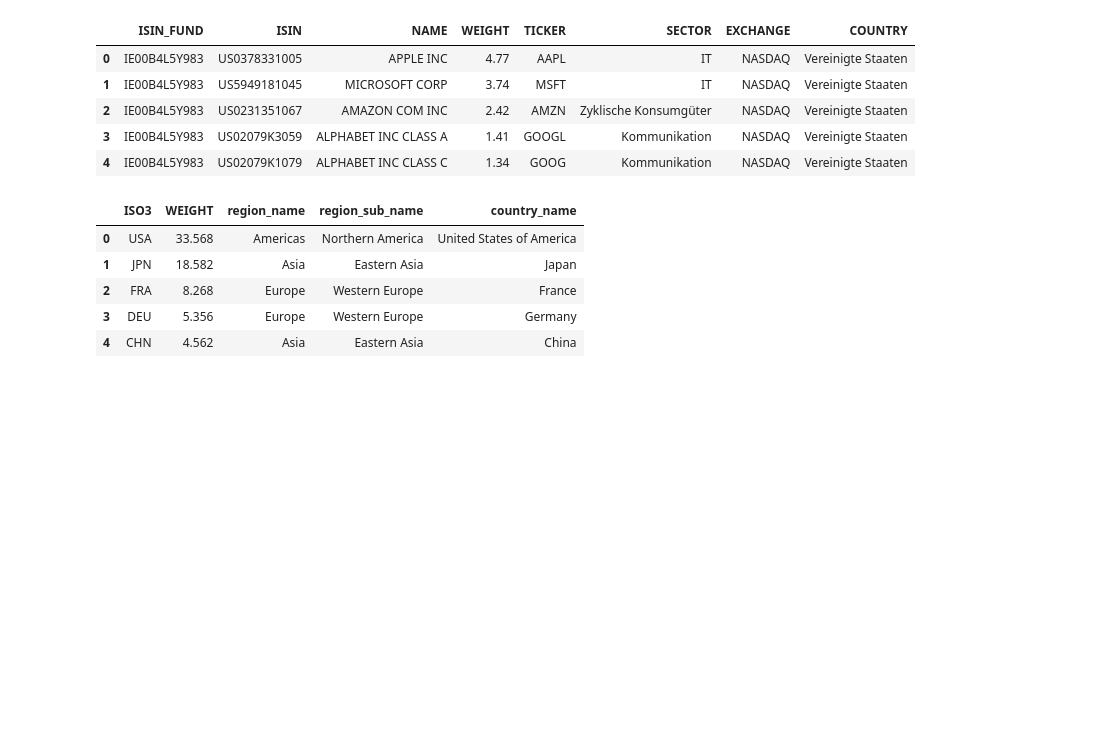
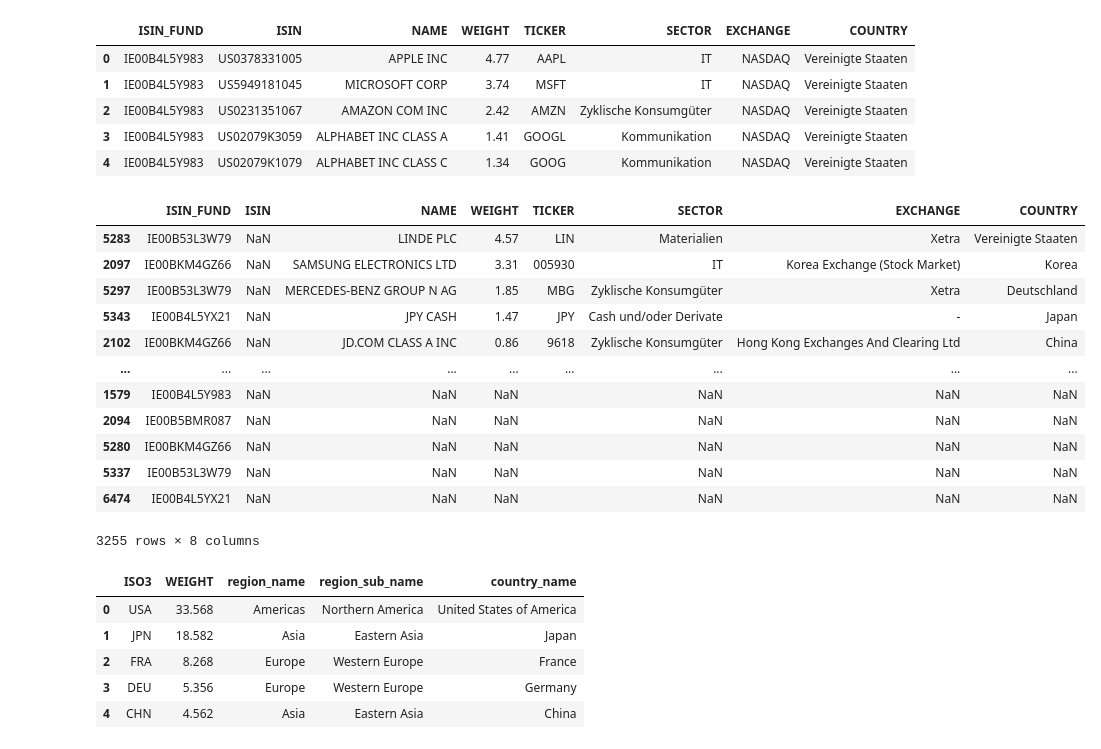
Before and after one commit to Mebbel/PortfolioManagement, a Jupyter notebook: _0001_Dashboard.ipynb, the cells around one changed output. Drawn from its saved outputs; the diff is of its cells as text; code cells hidden in the pictures; blank space fills up the shorter version.

```diff
--- a/_0001_Dashboard.ipynb
+++ b/_0001_Dashboard.ipynb
@@ -249,6 +246,23 @@ positions.head()
 # %%
 # Store positions on disk to work offline
 positions.to_csv('positions.tsv', sep='\t')
+# %%
+# Detect positions for which mapping data is missing in equity_info
+positions[~positions.ISIN.isin(equity_info.Security_ISIN)].sort_values('WEIGHT', ascending=False)
+# %% [output]
+|  | ISIN_FUND | ISIN | NAME | WEIGHT | TICKER | SECTOR | EXCHANGE | COUNTRY |
+| 5283 | IE00B53L3W79 | NaN | LINDE PLC | 4.57 | LIN | Materialien | Xetra | Vereinigte Staaten |
+| 2097 | IE00BKM4GZ66 | NaN | SAMSUNG ELECTRONICS LTD | 3.31 | 005930 | IT | Korea Exchange (Stock Market) | Korea |
+| 5297 | IE00B53L3W79 | NaN | MERCEDES-BENZ GROUP N AG | 1.85 | MBG | Zyklische Konsumgüter | Xetra | Deutschland |
+| 5343 | IE00B4L5YX21 | NaN | JPY CASH | 1.47 | JPY | Cash und/oder Derivate | - | Japan |
+| 2102 | IE00BKM4GZ66 | NaN | JD.COM CLASS A INC | 0.86 | 9618 | Zyklische Konsumgüter | Hong Kong Exchanges And Clearing Ltd | China |
+| ... | ... | ... | ... | ... | ... | ... | ... | ... |
+| 1579 | IE00B4L5Y983 | NaN | NaN | NaN |  | NaN | NaN | NaN |
+| 2094 | IE00B5BMR087 | NaN | NaN | NaN |  | NaN | NaN | NaN |
+| 5280 | IE00BKM4GZ66 | NaN | NaN | NaN |  | NaN | NaN | NaN |
+| 5337 | IE00B53L3W79 | NaN | NaN | NaN |  | NaN | NaN | NaN |
+| 6474 | IE00B4L5YX21 | NaN | NaN | NaN |  | NaN | NaN | NaN |
+3255 rows × 8 columns
 # %%
 df_pf_region = (
     positions
```
Also changed, not shown: parts of 2 cells of this notebook, 10 other files.
